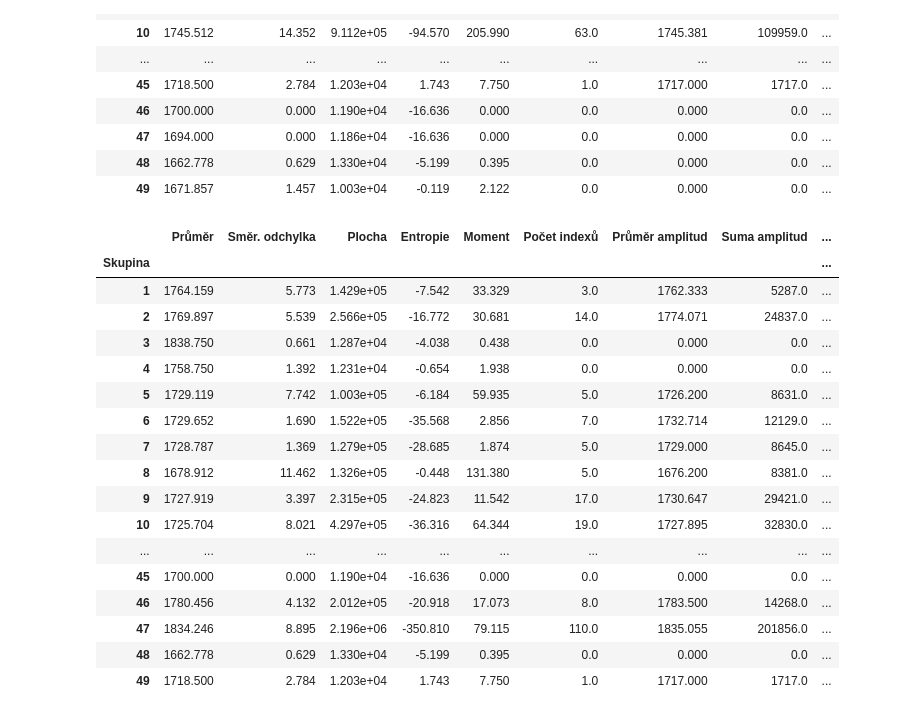
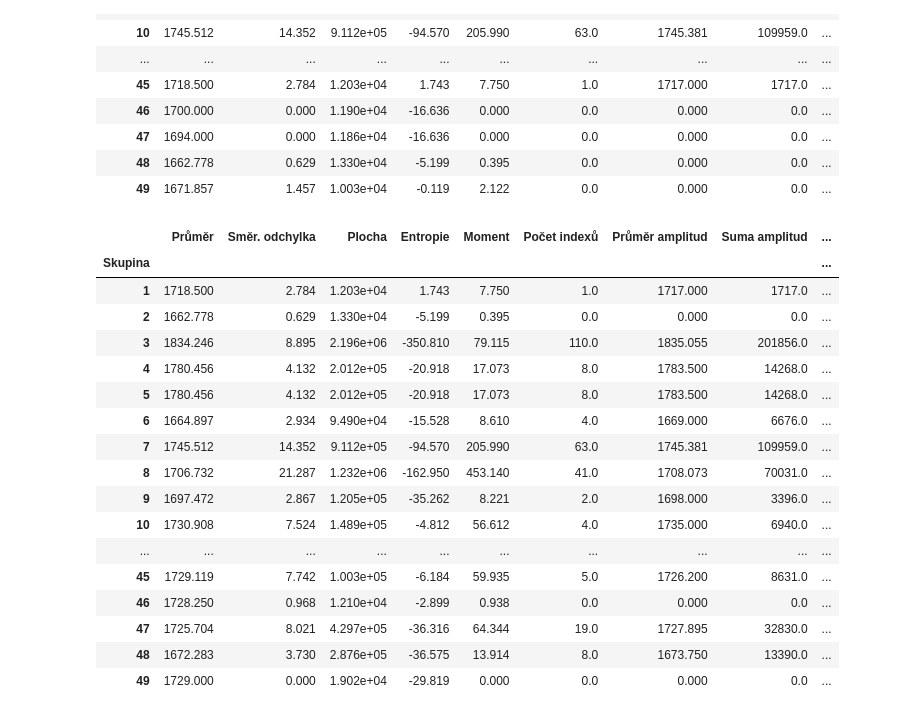
Before and after one commit to Vojtech-Benda/AUI, a Jupyter notebook: cviceni2/cviceni2.ipynb, the cells around one changed output. Saved outputs shown, nothing was run; the diff lists cells and outputs as text; code cells hidden in the pictures.

```diff
--- a/cviceni2/cviceni2.ipynb
+++ b/cviceni2/cviceni2.ipynb
@@ -138,12 +138,12 @@ Počet skupin, klid: 25, stres: 24
 klidStatistikaSkupin = statistikaSkupin(klidSkupiny)
 klidEntropie = entropieSkupin(klidSkupiny)
 klidPeakySkupin = detekcePeakuSkupiny(klidSkupiny)
-klidLabel = np.zeros(shape=len(klidEntropie), dtype=np.float64)
+klidLabel = 1 * np.ones(shape=len(klidEntropie))
 
 stresStatistikaSkupin = statistikaSkupin(stresSkupiny)
 stresEntropie = entropieSkupin(stresSkupiny)
 stresPeakySkupin = detekcePeakuSkupiny(stresSkupiny)
-stresLabel = np.ones(shape=len(stresEntropie), dtype=np.float64)
+stresLabel = 2 * np.ones(shape=len(stresEntropie))
 # %% [markdown]
 ##### Numpy pole hodnot klidového a stresového stavu
 # %%
@@ -189,26 +189,26 @@ Pole hodnot: klid: (9, 25), stres: (9, 24)
 | 49 | 1671.857 | 1.457 | 1.003e+04 | -0.119 | 2.122 | 0.0 | 0.000 | 0.0 | ... |
 # %%
 np.random.seed(0)
-noveIndexyRadku = np.random.permutation(klidStresPole.shape[0])
+noveIndexyRadku = np.random.randint(0, klidStresPole.shape[0], size=klidStresPole.shape[0])
 klidStresPolePrehazene = klidStresPole[noveIndexyRadku, :]
 klidTabulka = pandas.DataFrame(klidStresPolePrehazene, columns=sloupce)
 klidTabulka.set_index(pandas.Index(range(1, radky + 1), name="Skupina"))
 # %% [output]
 |  | Průměr | Směr. odchylka | Plocha | Entropie | Moment | Počet indexů | Průměr amplitud | Suma amplitud | ... |
 | Skupina |  |  |  |  |  |  |  |  | ... |
-| 1 | 1764.159 | 5.773 | 1.429e+05 | -7.542 | 33.329 | 3.0 | 1762.333 | 5287.0 | ... |
-| 2 | 1769.897 | 5.539 | 2.566e+05 | -16.772 | 30.681 | 14.0 | 1774.071 | 24837.0 | ... |
-| 3 | 1838.750 | 0.661 | 1.287e+04 | -4.038 | 0.438 | 0.0 | 0.000 | 0.0 | ... |
-| 4 | 1758.750 | 1.392 | 1.231e+04 | -0.654 | 1.938 | 0.0 | 0.000 | 0.0 | ... |
-| 5 | 1729.119 | 7.742 | 1.003e+05 | -6.184 | 59.935 | 5.0 | 1726.200 | 8631.0 | ... |
-| 6 | 1729.652 | 1.690 | 1.522e+05 | -35.568 | 2.856 | 7.0 | 1732.714 | 12129.0 | ... |
-| 7 | 1728.787 | 1.369 | 1.279e+05 | -28.685 | 1.874 | 5.0 | 1729.000 | 8645.0 | ... |
-| 8 | 1678.912 | 11.462 | 1.326e+05 | -0.448 | 131.380 | 5.0 | 1676.200 | 8381.0 | ... |
-| 9 | 1727.919 | 3.397 | 2.315e+05 | -24.823 | 11.542 | 17.0 | 1730.647 | 29421.0 | ... |
-| 10 | 1725.704 | 8.021 | 4.297e+05 | -36.316 | 64.344 | 19.0 | 1727.895 | 32830.0 | ... |
+| 1 | 1718.500 | 2.784 | 1.203e+04 | 1.743 | 7.750 | 1.0 | 1717.000 | 1717.0 | ... |
+| 2 | 1662.778 | 0.629 | 1.330e+04 | -5.199 | 0.395 | 0.0 | 0.000 | 0.0 | ... |
+| 3 | 1834.246 | 8.895 | 2.196e+06 | -350.810 | 79.115 | 110.0 | 1835.055 | 201856.0 | ... |
+| 4 | 1780.456 | 4.132 | 2.012e+05 | -20.918 | 17.073 | 8.0 | 1783.500 | 14268.0 | ... |
+| 5 | 1780.456 | 4.132 | 2.012e+05 | -20.918 | 17.073 | 8.0 | 1783.500 | 14268.0 | ... |
+| 6 | 1664.897 | 2.934 | 9.490e+04 | -15.528 | 8.610 | 4.0 | 1669.000 | 6676.0 | ... |
+| 7 | 1745.512 | 14.352 | 9.112e+05 | -94.570 | 205.990 | 63.0 | 1745.381 | 109959.0 | ... |
+| 8 | 1706.732 | 21.287 | 1.232e+06 | -162.950 | 453.140 | 41.0 | 1708.073 | 70031.0 | ... |
+| 9 | 1697.472 | 2.867 | 1.205e+05 | -35.262 | 8.221 | 2.0 | 1698.000 | 3396.0 | ... |
+| 10 | 1730.908 | 7.524 | 1.489e+05 | -4.812 | 56.612 | 4.0 | 1735.000 | 6940.0 | ... |
 | ... | ... | ... | ... | ... | ... | ... | ... | ... | ... |
-| 45 | 1700.000 | 0.000 | 1.190e+04 | -16.636 | 0.000 | 0.0 | 0.000 | 0.0 | ... |
-| 46 | 1780.456 | 4.132 | 2.012e+05 | -20.918 | 17.073 | 8.0 | 1783.500 | 14268.0 | ... |
-| 47 | 1834.246 | 8.895 | 2.196e+06 | -350.810 | 79.115 | 110.0 | 1835.055 | 201856.0 | ... |
-| 48 | 1662.778 | 0.629 | 1.330e+04 | -5.199 | 0.395 | 0.0 | 0.000 | 0.0 | ... |
-| 49 | 1718.500 | 2.784 | 1.203e+04 | 1.743 | 7.750 | 1.0 | 1717.000 | 1717.0 | ... |
+| 45 | 1729.119 | 7.742 | 1.003e+05 | -6.184 | 59.935 | 5.0 | 1726.200 | 8631.0 | ... |
+| 46 | 1728.250 | 0.968 | 1.210e+04 | -2.899 | 0.938 | 0.0 | 0.000 | 0.0 | ... |
+| 47 | 1725.704 | 8.021 | 4.297e+05 | -36.316 | 64.344 | 19.0 | 1727.895 | 32830.0 | ... |
+| 48 | 1672.283 | 3.730 | 2.876e+05 | -36.575 | 13.914 | 8.0 | 1673.750 | 13390.0 | ... |
+| 49 | 1729.000 | 0.000 | 1.902e+04 | -29.819 | 0.000 | 0.0 | 0.000 | 0.0 | ... |
```
Also changed, not shown: parts of 4 cells of this notebook.
